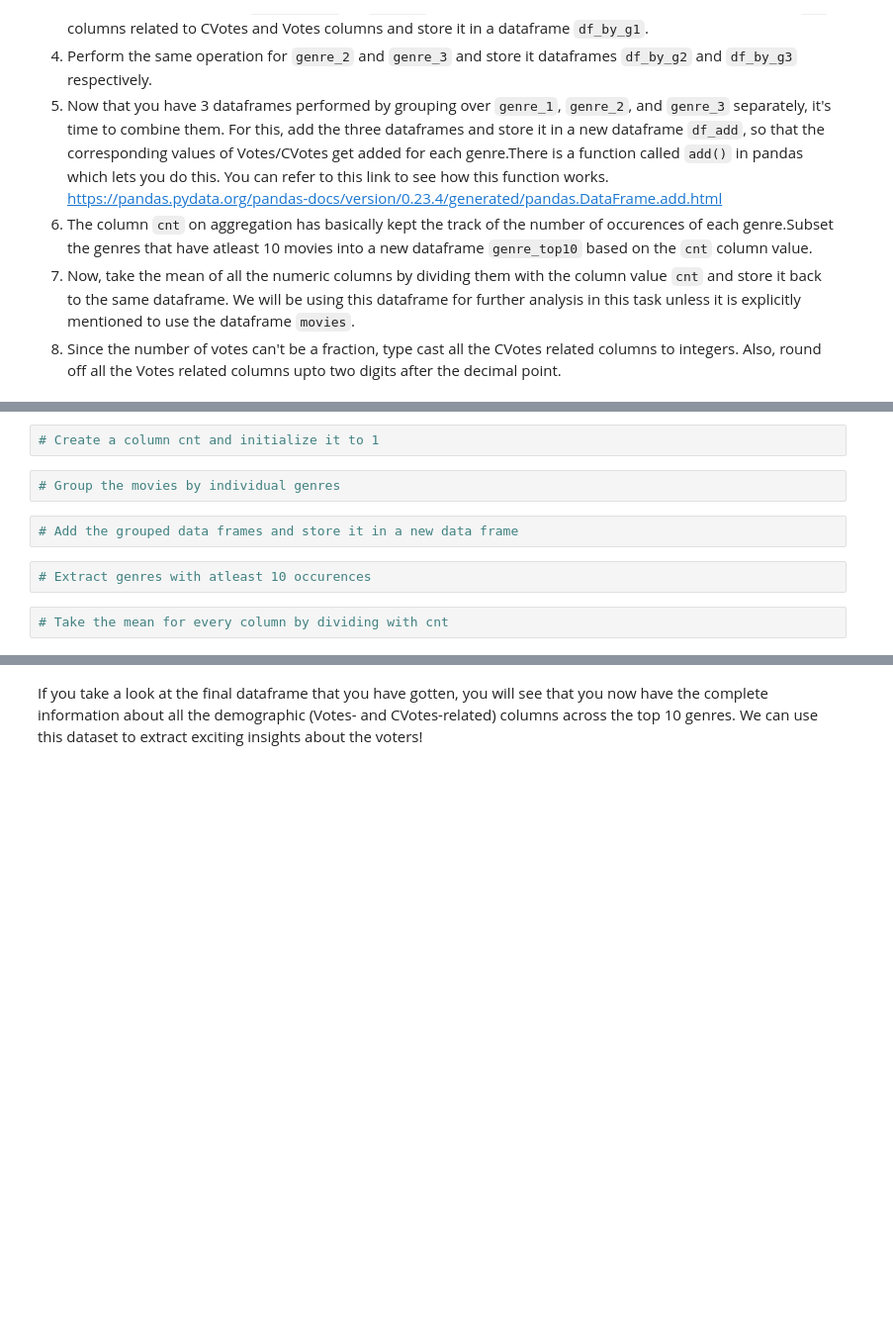
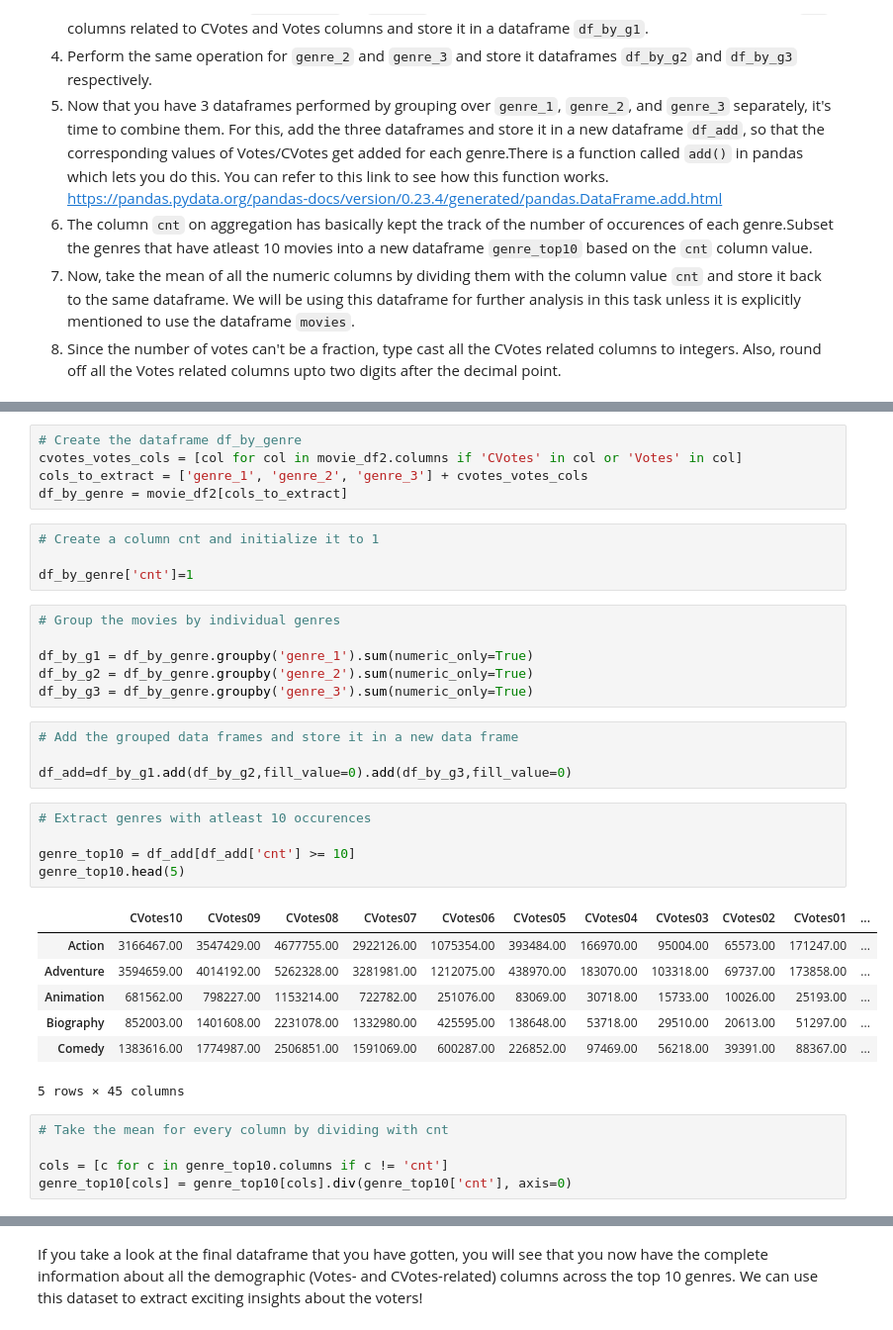
Before and after one commit to Rajesh2015/Logicmojo-AI-ML-Sept25-radash, a Jupyter notebook: EDA/IMDb+Movie+Assignment.ipynb, the cells around one changed output, grey strips where cells are left out. Shown at 99% size. Cells and saved outputs as stored; diff of their text form; blank space fills up the shorter version.

```diff
--- a/EDA/IMDb+Movie+Assignment.ipynb
+++ b/EDA/IMDb+Movie+Assignment.ipynb
@@ -509,12 +526,39 @@ There are 3 columns in the dataframe - `genre_1`, `genre_2`, and `genre_3`. As a
+# %%
+# Create the dataframe df_by_genre
+cvotes_votes_cols = [col for col in movie_df2.columns if 'CVotes' in col or 'Votes' in col]
+cols_to_extract = ['genre_1', 'genre_2', 'genre_3'] + cvotes_votes_cols
+df_by_genre = movie_df2[cols_to_extract]
 # %%
 # Create a column cnt and initialize it to 1
+
+df_by_genre['cnt']=1
-# %%
-# Group the movies by individual genres
+# %%
+# Group the movies by individual genres
+
+df_by_g1 = df_by_genre.groupby('genre_1').sum(numeric_only=True)
+df_by_g2 = df_by_genre.groupby('genre_2').sum(numeric_only=True)
+df_by_g3 = df_by_genre.groupby('genre_3').sum(numeric_only=True)
 # %%
 # Add the grouped data frames and store it in a new data frame
+
+df_add=df_by_g1.add(df_by_g2,fill_value=0).add(df_by_g3,fill_value=0)
 # %%
 # Extract genres with atleast 10 occurences
+
+genre_top10 = df_add[df_add['cnt'] >= 10]
+genre_top10.head(5)
+# %% [output]
+|  | CVotes10 | CVotes09 | CVotes08 | CVotes07 | CVotes06 | CVotes05 | CVotes04 | CVotes03 | CVotes02 | CVotes01 | ... |
+| Action | 3166467.00 | 3547429.00 | 4677755.00 | 2922126.00 | 1075354.00 | 393484.00 | 166970.00 | 95004.00 | 65573.00 | 171247.00 | ... |
+| Adventure | 3594659.00 | 4014192.00 | 5262328.00 | 3281981.00 | 1212075.00 | 438970.00 | 183070.00 | 103318.00 | 69737.00 | 173858.00 | ... |
+| Animation | 681562.00 | 798227.00 | 1153214.00 | 722782.00 | 251076.00 | 83069.00 | 30718.00 | 15733.00 | 10026.00 | 25193.00 | ... |
+| Biography | 852003.00 | 1401608.00 | 2231078.00 | 1332980.00 | 425595.00 | 138648.00 | 53718.00 | 29510.00 | 20613.00 | 51297.00 | ... |
+| Comedy | 1383616.00 | 1774987.00 | 2506851.00 | 1591069.00 | 600287.00 | 226852.00 | 97469.00 | 56218.00 | 39391.00 | 88367.00 | ... |
+5 rows × 45 columns
 # %%
 # Take the mean for every column by dividing with cnt
+
+cols = [c for c in genre_top10.columns if c != 'cnt']
+genre_top10[cols] = genre_top10[cols].div(genre_top10['cnt'], axis=0)
 # %%
 # Rounding off the columns of Votes to two decimals
```
Also changed, not shown: parts of 6 cells of this notebook.
